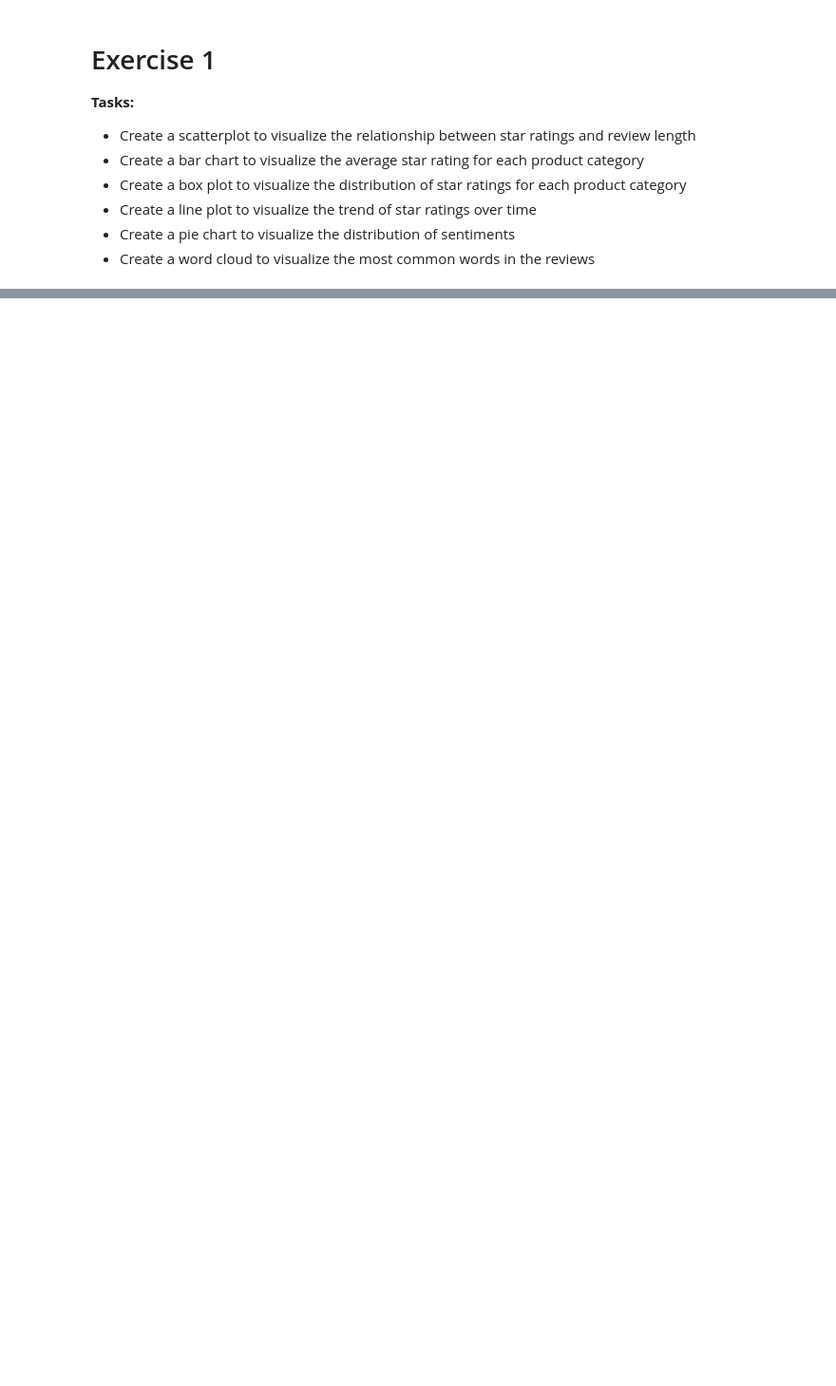
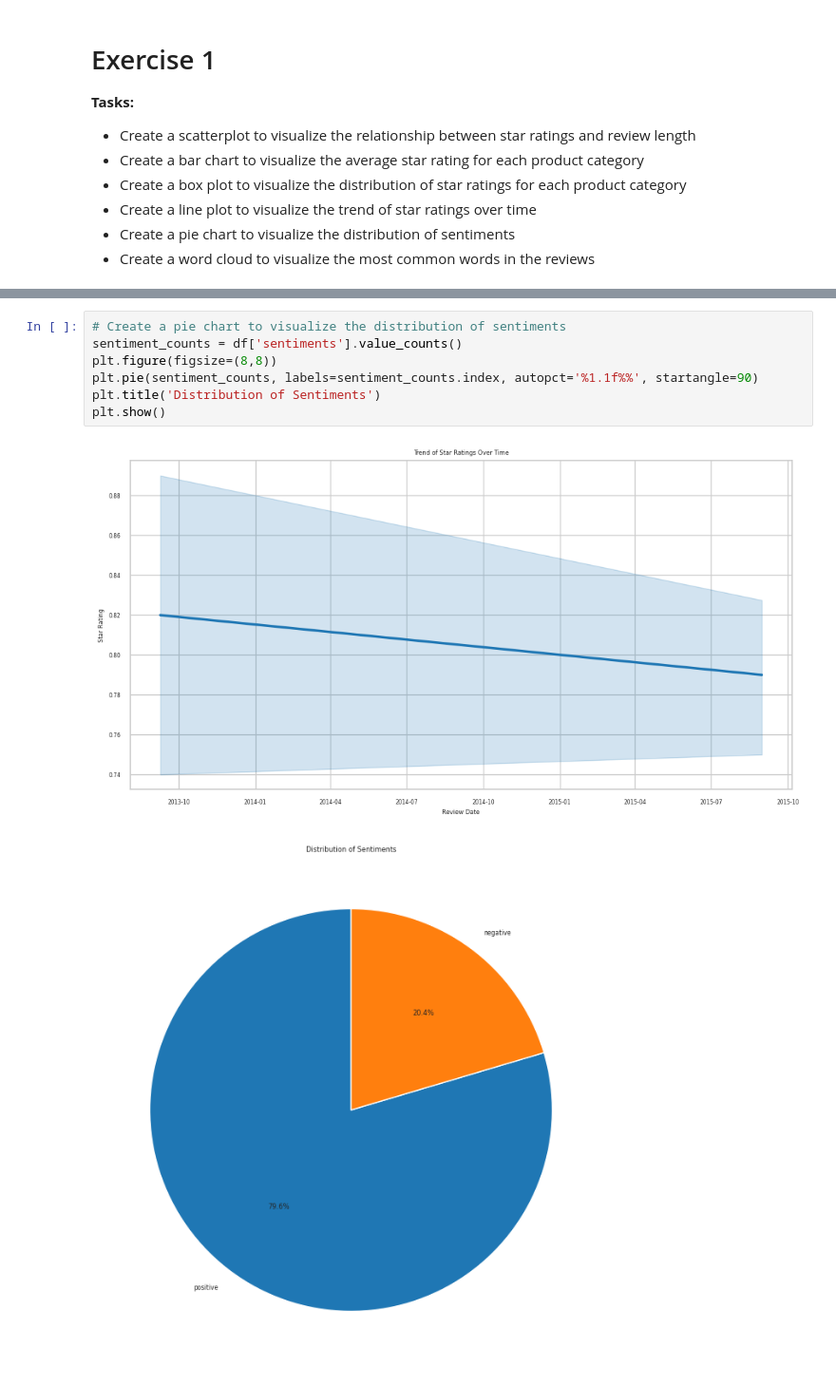
Before and after one commit to Shankar-Hadimani/PythonforDataScience, a Jupyter notebook: 1. Data Exploration using Amazon book dataset.ipynb, the cells around one changed output, grey strips where cells are left out. Shown at 95% size. Saved outputs shown, nothing was run; the diff lists cells and outputs as text; blank space fills up the shorter version.

```diff
--- a/1. Data Exploration using Amazon book dataset.ipynb
+++ b/1. Data Exploration using Amazon book dataset.ipynb
@@ -152,0 +252,10 @@ plt.show()
+# %%
+# Create a pie chart to visualize the distribution of sentiments
+sentiment_counts = df['sentiments'].value_counts()
+plt.figure(figsize=(8,8))
+plt.pie(sentiment_counts, labels=sentiment_counts.index, autopct='%1.1f%%', startangle=90)
+plt.title('Distribution of Sentiments')
+plt.show()
+# %% [output]
+[figure, added]
+[figure, added]
```
Also changed, not shown: parts of 13 cells of this notebook.
